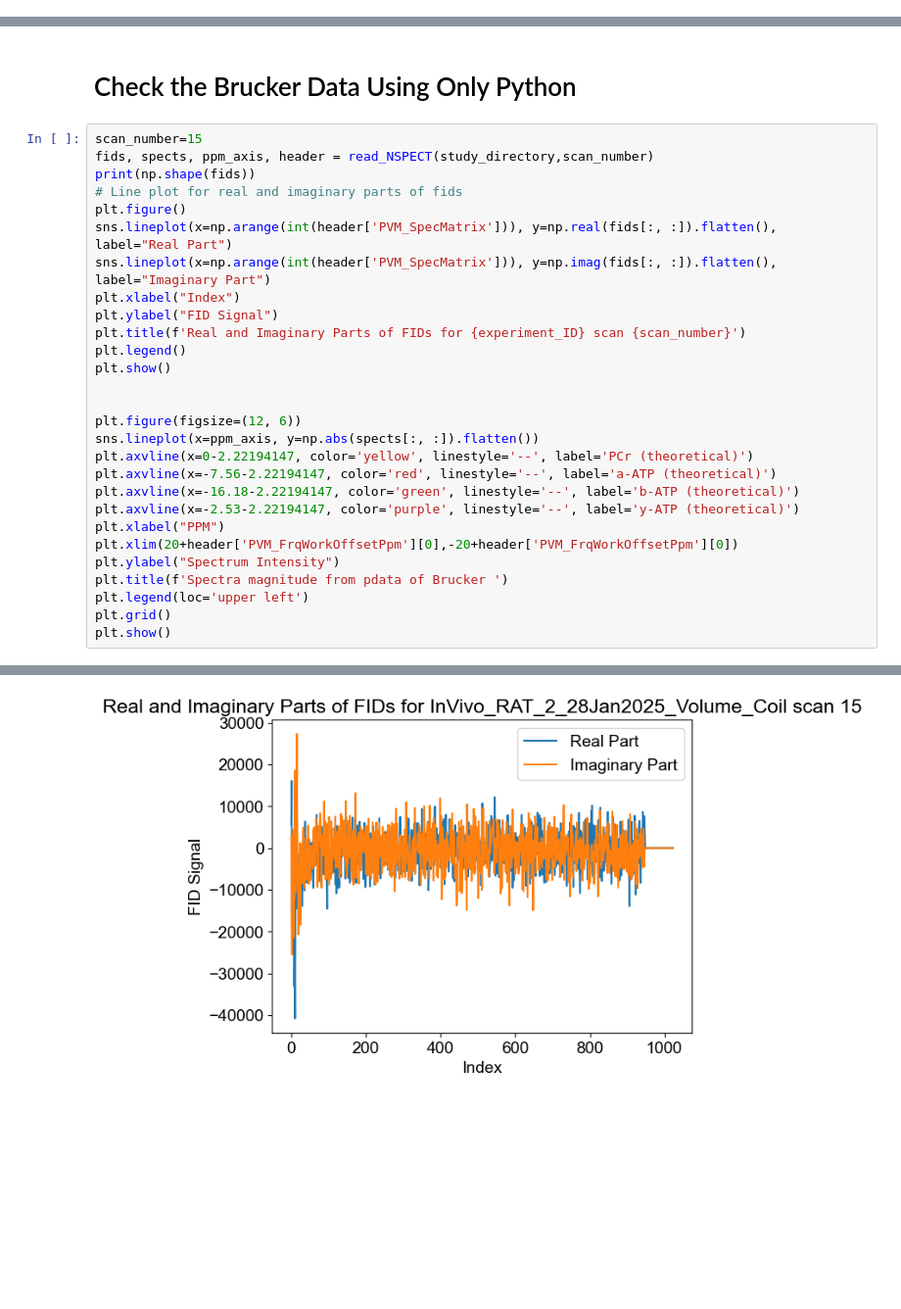
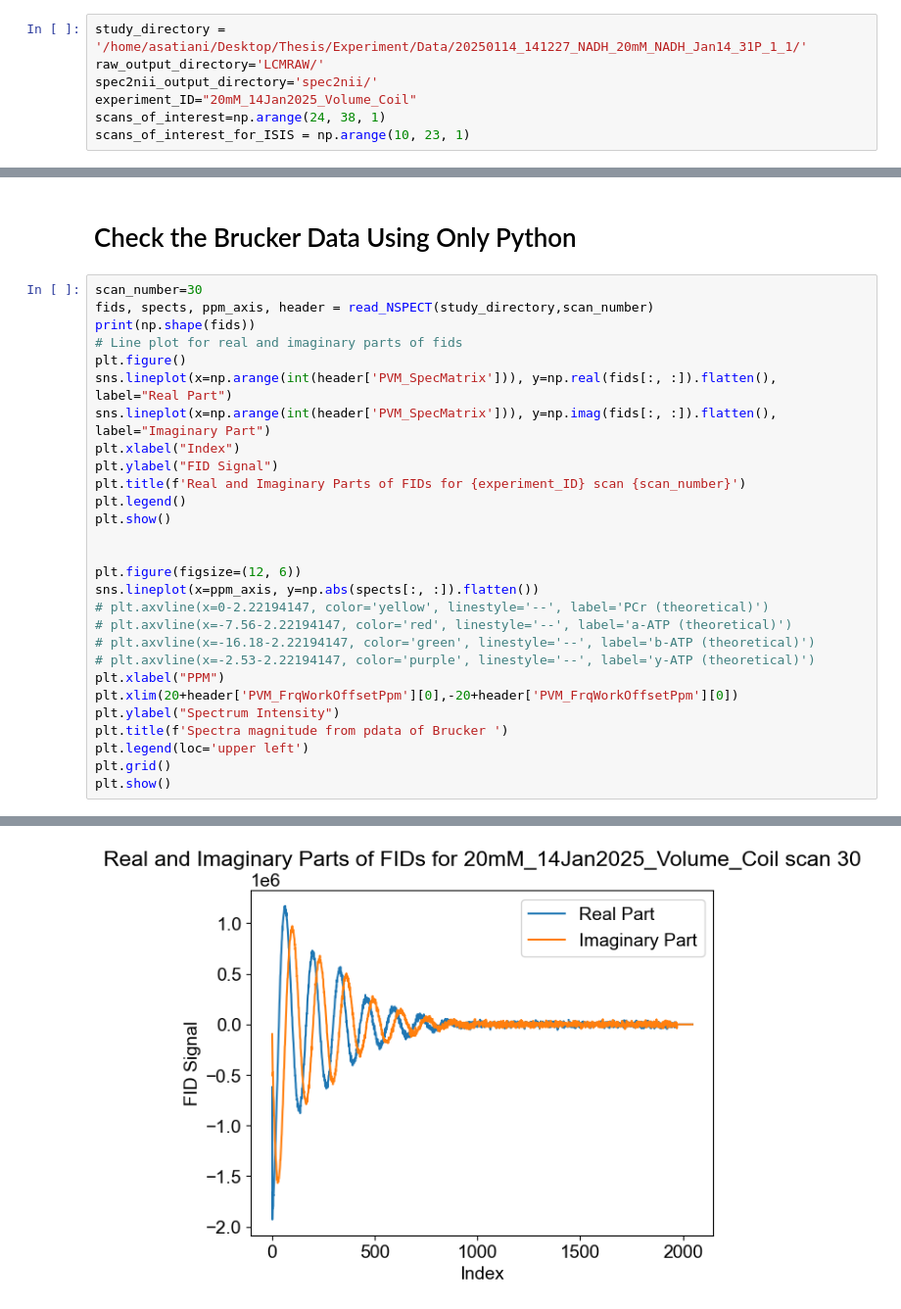
Before and after one commit to gasatiani/31P_MRS, a Jupyter notebook: 31P_MRS.ipynb, the cells around one changed output, grey strips where cells are left out. Shown at 98% size. Cells and saved outputs as stored; diff of their text form; blank space fills up the shorter version.

```diff
--- a/31P_MRS.ipynb
+++ b/31P_MRS.ipynb
@@ -801,3 +804,10 @@ scans_of_interest=[15,16]
+# %%
+study_directory = '/home/asatiani/Desktop/Thesis/Experiment/Data/20250114_141227_NADH_20mM_NADH_Jan14_31P_1_1/'
+raw_output_directory='LCMRAW/'
+spec2nii_output_directory='spec2nii/'
+experiment_ID="20mM_14Jan2025_Volume_Coil"
+scans_of_interest=np.arange(24, 38, 1)
+scans_of_interest_for_ISIS = np.arange(10, 23, 1)
 # %% [markdown]
 # Create LCM.raw files and prepare them for FSLeyes
 # %%
@@ -817,7 +872,7 @@ LCMRAW/InVivo_RAT_2_28Jan2025_Volume_Coil/InVivo_RAT_2_28Jan2025_Volume_Coil_16.
 # %% [markdown]
 # Check the Brucker Data Using Only Python
 # %%
-scan_number=15
+scan_number=30
 fids, spects, ppm_axis, header = read_NSPECT(study_directory,scan_number)
 print(np.shape(fids))
 # Line plot for real and imaginary parts of fids
@@ -833,10 +888,10 @@ plt.show()
 
 plt.figure(figsize=(12, 6))
 sns.lineplot(x=ppm_axis, y=np.abs(spects[:, :]).flatten())
-plt.axvline(x=0-2.22194147, color='yellow', linestyle='--', label='PCr (theoretical)')
-plt.axvline(x=-7.56-2.22194147, color='red', linestyle='--', label='a-ATP (theoretical)')
-plt.axvline(x=-16.18-2.22194147, color='green', linestyle='--', label='b-ATP (theoretical)')
-plt.axvline(x=-2.53-2.22194147, color='purple', linestyle='--', label='y-ATP (theoretical)')
+# plt.axvline(x=0-2.22194147, color='yellow', linestyle='--', label='PCr (theoretical)')
+# plt.axvline(x=-7.56-2.22194147, color='red', linestyle='--', label='a-ATP (theoretical)')
+# plt.axvline(x=-16.18-2.22194147, color='green', linestyle='--', label='b-ATP (theoretical)')
+# plt.axvline(x=-2.53-2.22194147, color='purple', linestyle='--', label='y-ATP (theoretical)')
 plt.xlabel("PPM")
 plt.xlim(20+header['PVM_FrqWorkOffsetPpm'][0],-20+header['PVM_FrqWorkOffsetPpm'][0])
 plt.ylabel("Spectrum Intensity")
@@ -849 +904 @@ plt.show()
-[figure, old version]
+[figure, new version]
```
Also changed, not shown: parts of 10 cells of this notebook.
